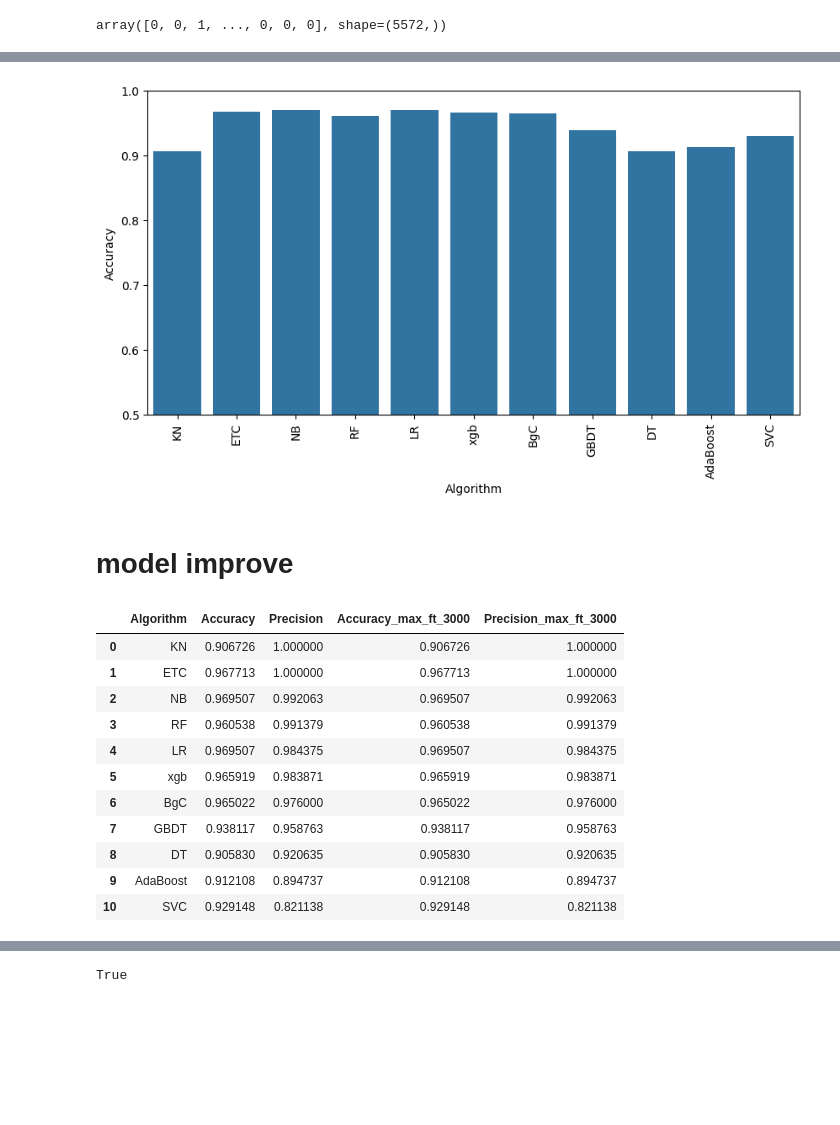
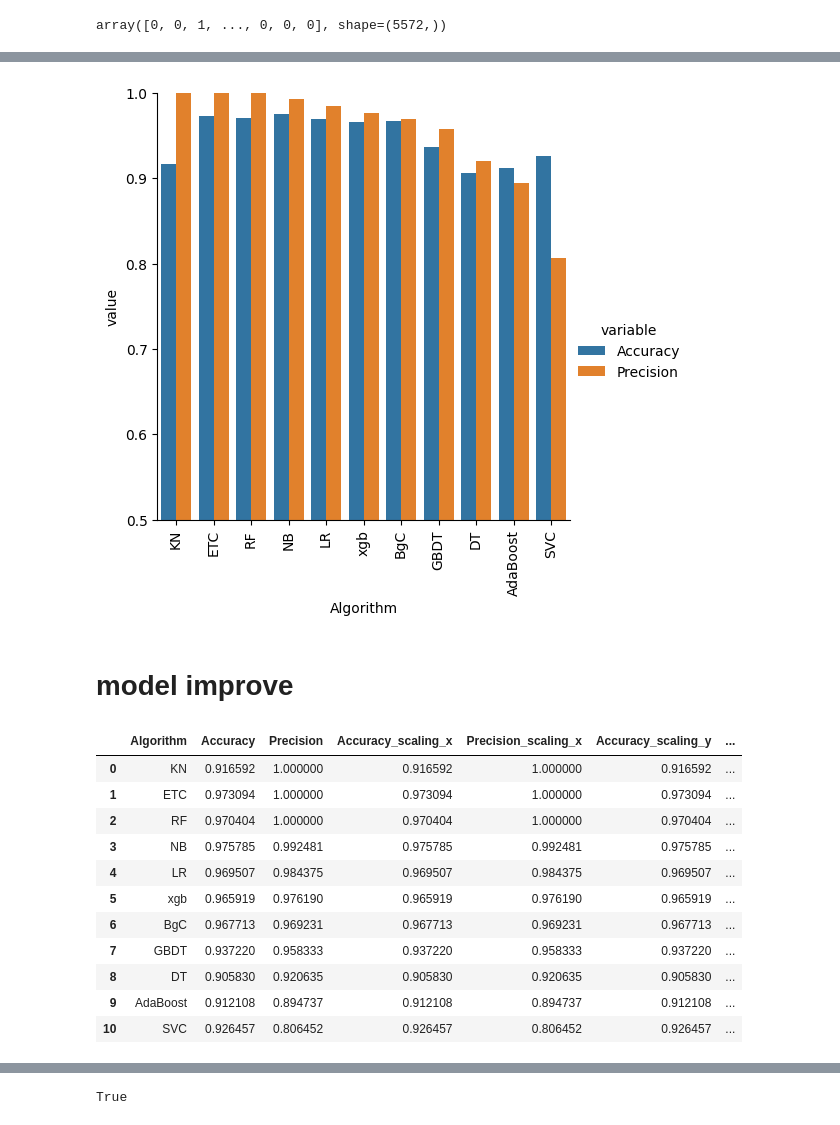
Before and after one commit to khushi-2828/mlfisrtproject, a Jupyter notebook: src/notebook/Untitled.ipynb, the cells around one changed output, grey strips where cells are left out. Cells and saved outputs as stored; diff of their text form; code cells hidden in the pictures; blank space fills up the shorter version.

```diff
--- a/src/notebook/Untitled.ipynb
+++ b/src/notebook/Untitled.ipynb
@@ -516,3 +547,5 @@ def train_classifier(clf, X_train, y_train, X_test, y_test):
     precision = precision_score(y_test, y_pred)
 
     return accuracy, precision
+# %%
+train_classifier(svc,X_train,y_train,X_test,y_test)
@@ -569,10 +600,4 @@ Precision - 0.9838709677419355
 # %%
 import pandas as pd
 
-performance_df = pd.DataFrame({
-    "Algorithm": clfs.keys(),
-    "Accuracy": accuracy_scores,
-    "Precision": precision_scores
-})
-
-performance_df
+performance_df = pd.DataFrame({'Algorithm':clfs.keys(),'Accuracy':accuracy_scores,'Precision':precision_scores}).sort_values('Precision',ascending=False)
@@ -592,5 +604,5 @@ performance_df
 # %%
-performance_df = performance_df.sort_values(by="Precision", ascending=False)
+#performance_df = performance_df.sort_values(by="Precision", ascending=False)
 
 performance_df
 # %% [output]
@@ -608,0 +621,2 @@ performance_df
+# %%
+performance_df1 = pd.melt(performance_df, id_vars = "Algorithm")
@@ -609,27 +643,12 @@ performance_df
 # %%
-plt.figure(figsize=(10,5))
-sns.barplot(x='Algorithm', y='Accuracy', data=performance_df)
+sns.catplot(x = 'Algorithm', y='value',
+               hue = 'variable',data=performance_df1, kind='bar',height=5)
+plt.ylim(0.5,1.0)
 plt.xticks(rotation='vertical')
-plt.ylim(0.5,1.0)
 plt.show()
 # %% [output]
-[figure, old version]
+[figure, new version]
 # %% [markdown]
 # model improve
 # %%
 temp_df = pd.DataFrame({'Algorithm':clfs.keys(),'Accuracy_max_ft_3000':accuracy_scores,'Precision_max_ft_3000':precision_scores}).sort_values('Precision_max_ft_3000',ascending=False)
-# %%
-performance_df.merge(temp_df,on='Algorithm')
-# %% [output]
-|  | Algorithm | Accuracy | Precision | Accuracy_max_ft_3000 | Precision_max_ft_3000 |
-| 0 | KN | 0.906726 | 1.000000 | 0.906726 | 1.000000 |
-| 1 | ETC | 0.967713 | 1.000000 | 0.967713 | 1.000000 |
-| 2 | NB | 0.969507 | 0.992063 | 0.969507 | 0.992063 |
-| 3 | RF | 0.960538 | 0.991379 | 0.960538 | 0.991379 |
-| 4 | LR | 0.969507 | 0.984375 | 0.969507 | 0.984375 |
-| 5 | xgb | 0.965919 | 0.983871 | 0.965919 | 0.983871 |
-| 6 | BgC | 0.965022 | 0.976000 | 0.965022 | 0.976000 |
-| 7 | GBDT | 0.938117 | 0.958763 | 0.938117 | 0.958763 |
-| 8 | DT | 0.905830 | 0.920635 | 0.905830 | 0.920635 |
-| 9 | AdaBoost | 0.912108 | 0.894737 | 0.912108 | 0.894737 |
-| 10 | SVC | 0.929148 | 0.821138 | 0.929148 | 0.821138 |
@@ -636,3 +663,18 @@ performance_df.merge(temp_df,on='Algorithm')
+# %%
+new_df_scaled.merge(temp_df,on='Algorithm')
+# %% [output]
+|  | Algorithm | Accuracy | Precision | Accuracy_scaling_x | Precision_scaling_x | Accuracy_scaling_y | ... |
+| 0 | KN | 0.916592 | 1.000000 | 0.916592 | 1.000000 | 0.916592 | ... |
+| 1 | ETC | 0.973094 | 1.000000 | 0.973094 | 1.000000 | 0.973094 | ... |
+| 2 | RF | 0.970404 | 1.000000 | 0.970404 | 1.000000 | 0.970404 | ... |
+| 3 | NB | 0.975785 | 0.992481 | 0.975785 | 0.992481 | 0.975785 | ... |
+| 4 | LR | 0.969507 | 0.984375 | 0.969507 | 0.984375 | 0.969507 | ... |
+| 5 | xgb | 0.965919 | 0.976190 | 0.965919 | 0.976190 | 0.965919 | ... |
+| 6 | BgC | 0.967713 | 0.969231 | 0.967713 | 0.969231 | 0.967713 | ... |
+| 7 | GBDT | 0.937220 | 0.958333 | 0.937220 | 0.958333 | 0.937220 | ... |
+| 8 | DT | 0.905830 | 0.920635 | 0.905830 | 0.920635 | 0.905830 | ... |
+| 9 | AdaBoost | 0.912108 | 0.894737 | 0.912108 | 0.894737 | 0.912108 | ... |
+| 10 | SVC | 0.926457 | 0.806452 | 0.926457 | 0.806452 | 0.926457 | ... |
 # %%
 # Define models
 from sklearn.ensemble import ExtraTreesClassifier, VotingClassifier
```
Also changed, not shown: parts of 39 cells of this notebook, 4 other files.
